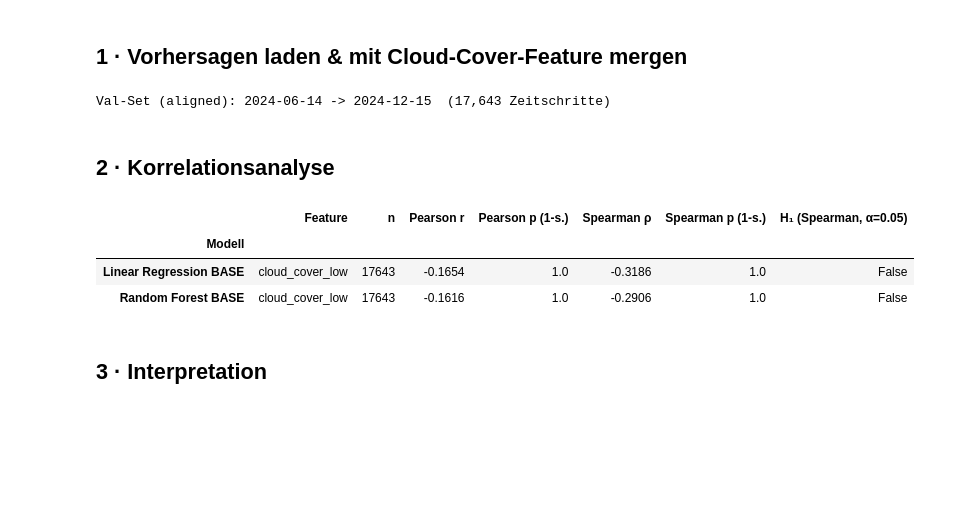
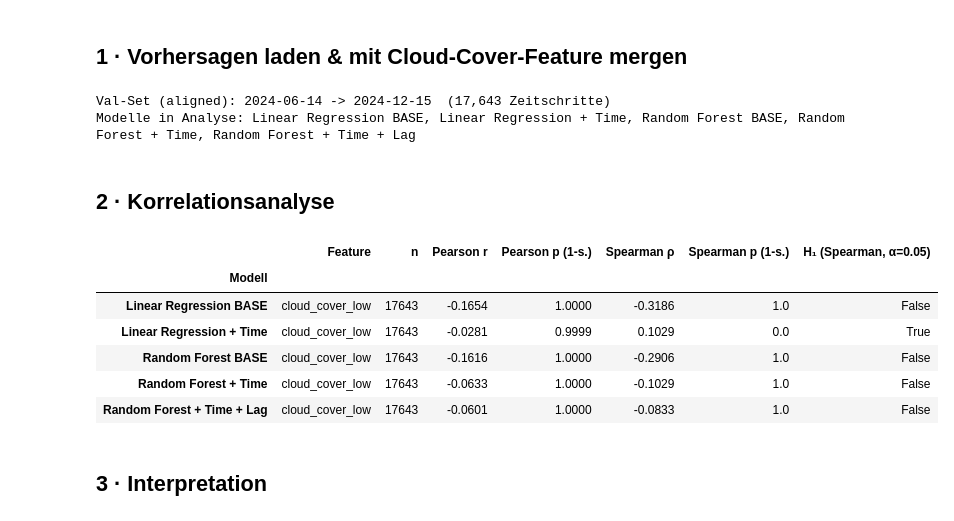
Before and after one commit to Anni075/KI-Project, a Jupyter notebook: notebooks/hypothesen/H03_cloud_coverage_vs_forecast_error.ipynb, the cells around one changed output. Cells and saved outputs as stored; diff of their text form; code cells hidden in the pictures; blank space fills up the shorter version.

```diff
--- a/notebooks/hypothesen/H03_cloud_coverage_vs_forecast_error.ipynb
+++ b/notebooks/hypothesen/H03_cloud_coverage_vs_forecast_error.ipynb
@@ -40,26 +50,32 @@ plt.rcParams.update({'figure.dpi': 120, 'axes.grid': True, 'grid.alpha': 0.3})
 # %% [markdown]
 ## 1 · Vorhersagen laden & mit Cloud-Cover-Feature mergen
 # %%
-lr_base   = load_predictions(RESULTS_LR,  'linear_regression_base',  split='val')
-rf_base   = load_predictions(RESULTS_RF,  'random_forest_base',       split='val')
+predictions = {}
+for model_name, model_key, results_dir in MODEL_SPECS:
+    pred = load_predictions(results_dir, model_key, split='val')
+    predictions[model_name] = pred
 
 merged_df = pd.read_csv('../../data/processed/merged.csv', parse_dates=['timestamp'])
 merged_df = merged_df.set_index('timestamp')
 
-idx = lr_base.index.intersection(rf_base.index).intersection(merged_df.index)
-lr_base = lr_base.loc[idx]
-rf_base = rf_base.loc[idx]
+idx = merged_df.index
+for pred in predictions.values():
+    idx = idx.intersection(pred.index)
+
 features = merged_df.loc[idx][['cloud_cover_low', 'ghi_cloudy_sky', 'ghi_clear_sky']]
 
-lr_base['abs_error'] = (lr_base['y_true'] - lr_base['y_pred']).abs()
-rf_base['abs_error'] = (rf_base['y_true'] - rf_base['y_pred']).abs()
-
-data_lr = pd.concat([lr_base[['abs_error', 'y_pred', 'y_true']], features], axis=1).dropna()
-data_rf = pd.concat([rf_base[['abs_error', 'y_pred', 'y_true']], features], axis=1).dropna()
+data_by_model = {}
+for model_name, pred in predictions.items():
+    pred = pred.loc[idx].copy()
+    pred['abs_error'] = (pred['y_true'] - pred['y_pred']).abs()
+    model_data = pd.concat([pred[['abs_error', 'y_pred', 'y_true']], features], axis=1).dropna()
+    data_by_model[model_name] = model_data
 
 print(f"Val-Set (aligned): {idx.min().date()} -> {idx.max().date()}  ({len(idx):,} Zeitschritte)")
+print(f"Modelle in Analyse: {', '.join(MODEL_ORDER)}")
 # %% [output]
 Val-Set (aligned): 2024-06-14 -> 2024-12-15  (17,643 Zeitschritte)
+Modelle in Analyse: Linear Regression BASE, Linear Regression + Time, Random Forest BASE, Random Forest + Time, Random Forest + Time + Lag
 # %% [markdown]
 ## 2 · Korrelationsanalyse
 # %%
@@ -85,41 +101,41 @@ def correlation_test(data, feature_name, model_name):
             'Spearman p (1-s.)': np.nan,
             f'H₁ (Spearman, α={ALPHA})': False,
         }
 
     x = subset[feature_name].values
     y = subset['abs_error'].values
 
     pearson_r, pearson_p_two = stats.pearsonr(x, y)
     spearman_r, spearman_p_two = stats.spearmanr(x, y)
 
     pearson_p_one = _one_sided_p_from_two_sided(pearson_r, pearson_p_two)
     spearman_p_one = _one_sided_p_from_two_sided(spearman_r, spearman_p_two)
 
     return {
         'Modell': model_name,
         'Feature': feature_name,
         'n': n,
         'Pearson r': pearson_r,
         'Pearson p (1-s.)': pearson_p_one,
         'Spearman ρ': spearman_r,
         'Spearman p (1-s.)': spearman_p_one,
         f'H₁ (Spearman, α={ALPHA})': spearman_p_one < ALPHA and spearman_r > 0,
     }
 
 corr_rows = []
-for model_name, data in [
-    ('Linear Regression BASE', data_lr),
-    ('Random Forest BASE', data_rf),
-]:
-    corr_rows.append(correlation_test(data, 'cloud_cover_low', model_name))
+for model_name in MODEL_ORDER:
+    corr_rows.append(correlation_test(data_by_model[model_name], 'cloud_cover_low', model_name))
 
-corr_df = pd.DataFrame(corr_rows).set_index('Modell').sort_index()
+corr_df = pd.DataFrame(corr_rows).set_index('Modell').reindex(MODEL_ORDER)
 display(corr_df.round(4))
 # %% [output]
 |  | Feature | n | Pearson r | Pearson p (1-s.) | Spearman ρ | Spearman p (1-s.) | H₁ (Spearman, α=0.05) |
 | Modell |  |  |  |  |  |  |  |
-| Linear Regression BASE | cloud_cover_low | 17643 | -0.1654 | 1.0 | -0.3186 | 1.0 | False |
-| Random Forest BASE | cloud_cover_low | 17643 | -0.1616 | 1.0 | -0.2906 | 1.0 | False |
+| Linear Regression BASE | cloud_cover_low | 17643 | -0.1654 | 1.0000 | -0.3186 | 1.0 | False |
+| Linear Regression + Time | cloud_cover_low | 17643 | -0.0281 | 0.9999 | 0.1029 | 0.0 | True |
+| Random Forest BASE | cloud_cover_low | 17643 | -0.1616 | 1.0000 | -0.2906 | 1.0 | False |
+| Random Forest + Time | cloud_cover_low | 17643 | -0.0633 | 1.0000 | -0.1029 | 1.0 | False |
+| Random Forest + Time + Lag | cloud_cover_low | 17643 | -0.0601 | 1.0000 | -0.0833 | 1.0 | False |
 # %% [markdown]
 ## 3 · Interpretation
 # %%
```
Also changed, not shown: parts of 5 cells of this notebook.
